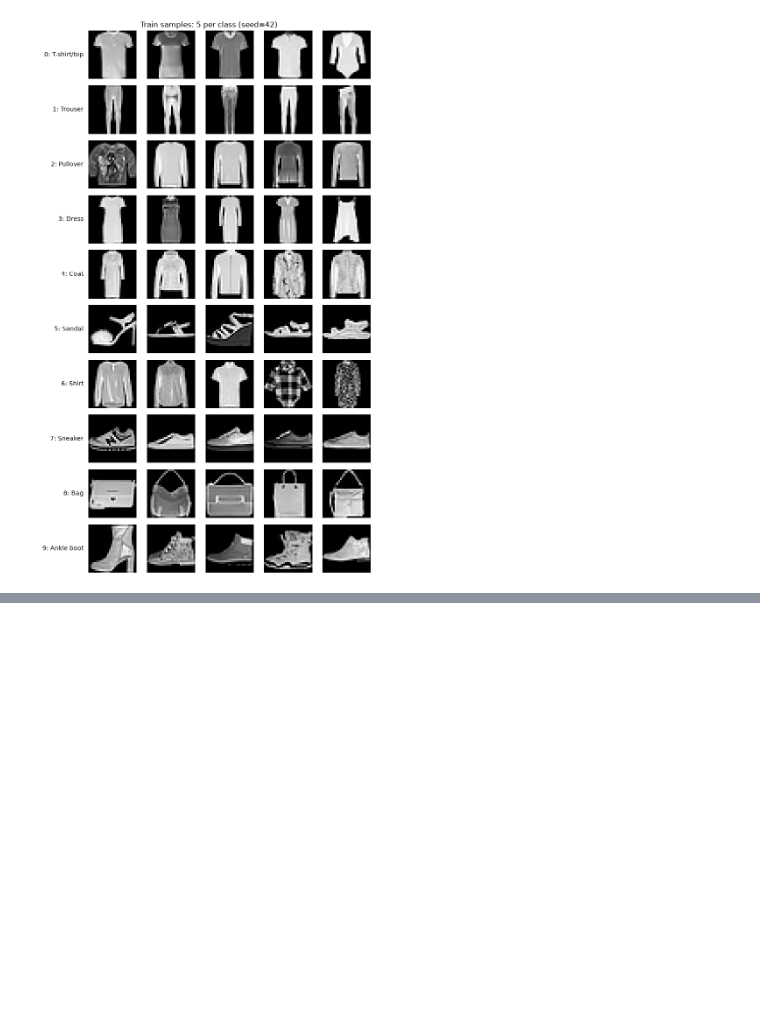
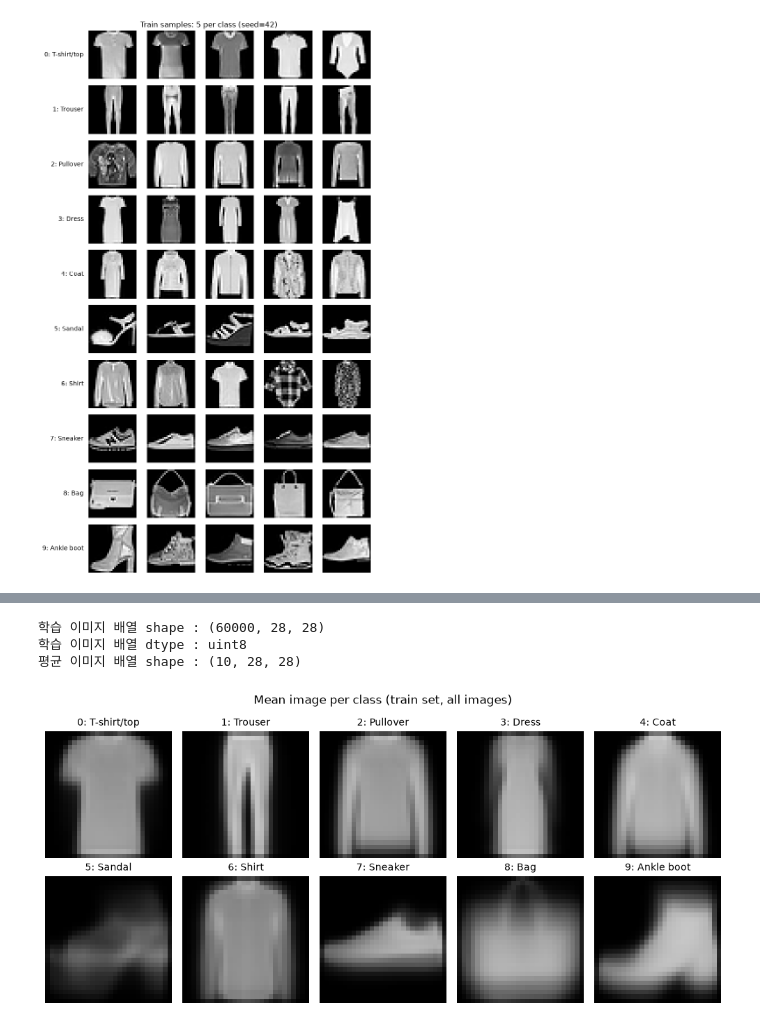
Before and after one commit to raewoo0908/code_it_image_generation, a Jupyter notebook: eda/eda_jaeone.ipynb, the cells around one changed output, grey strips where cells are left out. Cells and saved outputs as stored; diff of their text form; code cells hidden in the pictures; blank space fills up the shorter version.

Commit message:
code: 이상치 확인, 클래스별 평균 이미지 섹션 추가 및 EDA 정리

```diff
--- a/eda/eda_jaeone.ipynb
+++ b/eda/eda_jaeone.ipynb
@@ -308,0 +573,41 @@ plt.show()
+# %%
+# 7-1. 학습 이미지 전체를 numpy 배열로 꺼내기
+#  - data 속성: 데이터셋에 저장된 이미지 ('6. 클래스별 샘플 이미지 확인'에서 사용한 것과 같음)
+#  - 배열의 크기(shape)와 자료형(dtype)은 아래 출력으로 확인합니다.
+train_images = train_dataset.data.numpy()
+print(f"학습 이미지 배열 shape : {train_images.shape}")   # (이미지 수, 높이, 너비)
+print(f"학습 이미지 배열 dtype : {train_images.dtype}")
+
+# 7-2. 클래스별 평균 이미지 계산
+#  - train_labels == class_idx : 해당 클래스의 이미지 위치만 True로 표시
+#  - train_images[...]         : 해당 클래스의 이미지만 골라내기
+#  - .mean(axis=0)             : 골라낸 이미지들을 겹쳐서, 같은 픽셀 위치끼리 평균 → 이미지 1장
+#  - np.stack                  : 클래스별 평균 이미지 10장을 하나의 배열로 묶기
+mean_images = np.stack([
+    train_images[train_labels == class_idx].mean(axis=0)
+    for class_idx in range(num_classes)
+])
+print(f"평균 이미지 배열 shape : {mean_images.shape}")   # (클래스 수, 높이, 너비)
+
+# 7-3. 평균 이미지 10장을 2줄 x 5칸으로 그리기
+#  - '6. 클래스별 샘플 이미지 확인'과 같은 기준으로 비교하기 위해 표시 범위를 0~255로 고정합니다.
+fig, axes = plt.subplots(2, 5, figsize=(10, 4.8))
+
+for class_idx, ax in enumerate(axes.flat):   # axes.flat: 2x5 칸을 왼쪽 위부터 차례대로 하나씩 꺼냄
+    ax.imshow(mean_images[class_idx], cmap="gray", vmin=0, vmax=255)
+    ax.set_title(f"{class_idx}: {class_names[class_idx]}", fontsize=10)
+
+    # 눈금과 테두리 제거 (이미지만 보이도록)
+    ax.set_xticks([])
+    ax.set_yticks([])
+    for spine in ax.spines.values():
+        spine.set_visible(False)
+
+fig.suptitle("Mean image per class (train set, all images)", fontsize=12)
+plt.tight_layout()
+plt.show()
+# %% [output]
+학습 이미지 배열 shape : (60000, 28, 28)
+학습 이미지 배열 dtype : uint8
+평균 이미지 배열 shape : (10, 28, 28)
+[figure, added]
```
Also changed, not shown: parts of 10 cells of this notebook.
